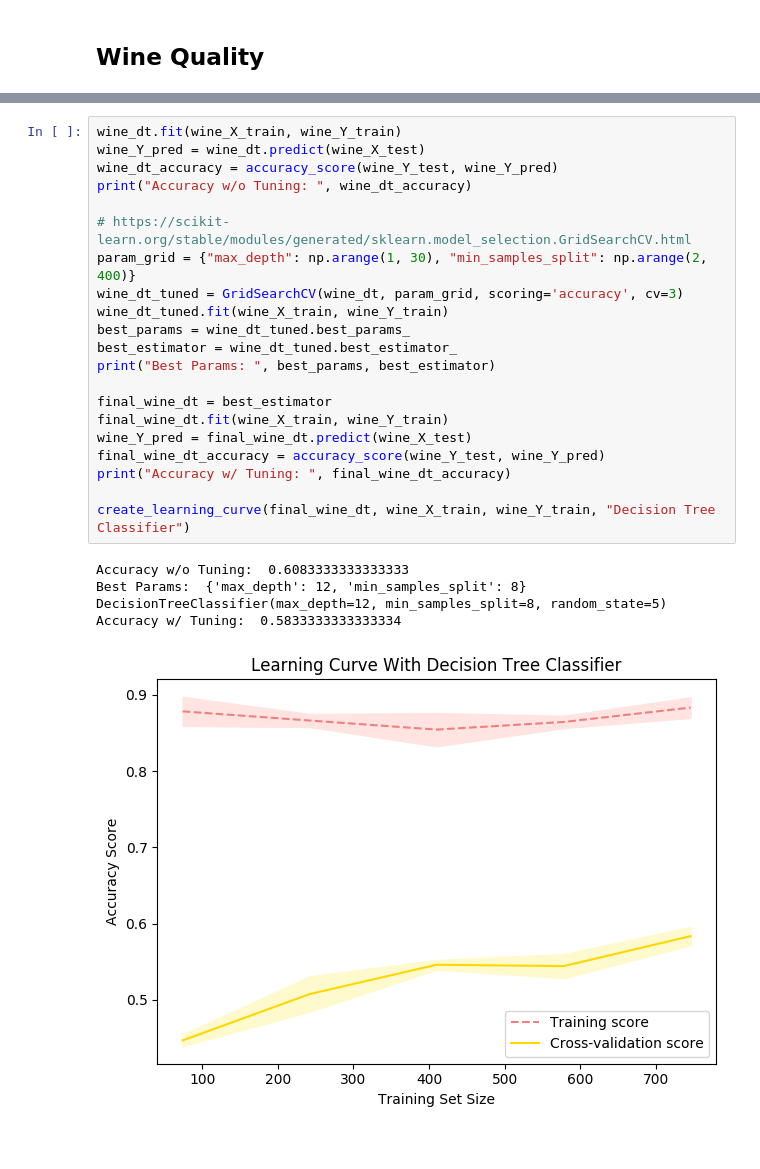
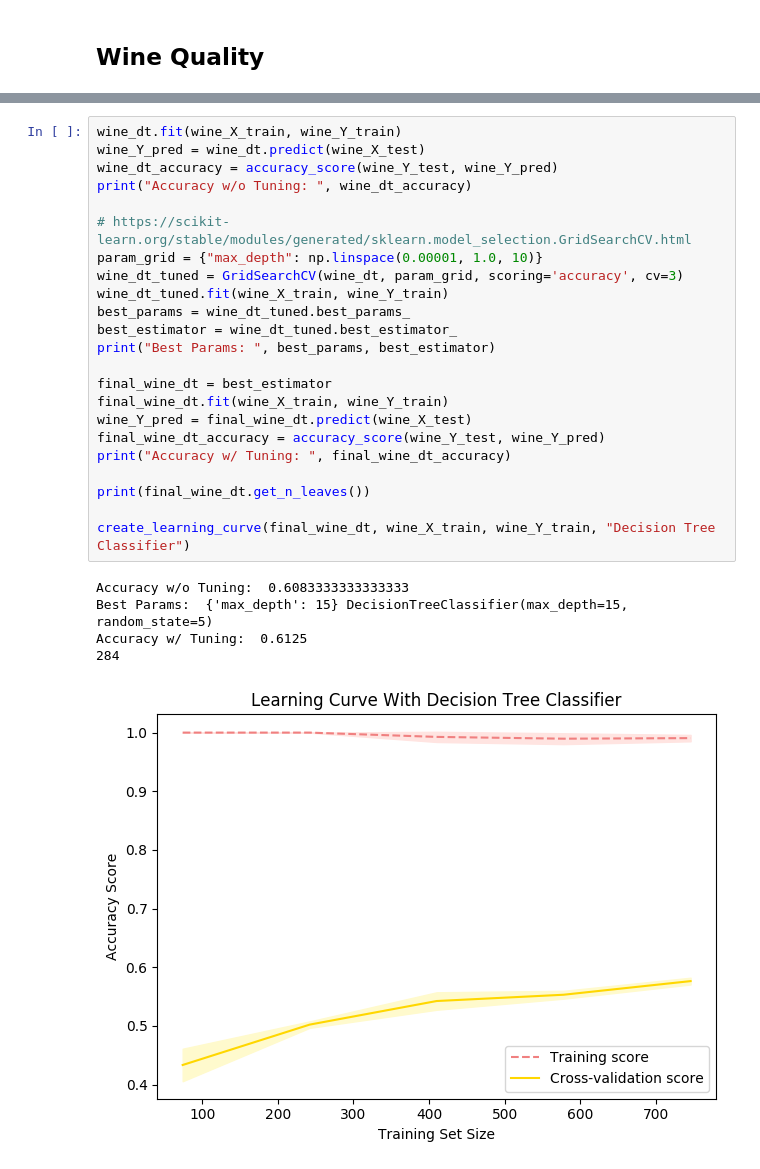
Before and after one commit to aashiamehta/MachineLearning, a Jupyter notebook: Project1/supervised_learning.ipynb, the cells around one changed output, grey strips where cells are left out. Drawn from its saved outputs; the diff is of its cells as text.

```diff
--- a/Project1/supervised_learning.ipynb
+++ b/Project1/supervised_learning.ipynb
@@ -370,26 +378,29 @@ create_validation_curve(wine_dt, wine_X_train, wine_Y_train, "min_samples_split"
 # %%
 wine_dt.fit(wine_X_train, wine_Y_train)
 wine_Y_pred = wine_dt.predict(wine_X_test)
 wine_dt_accuracy = accuracy_score(wine_Y_test, wine_Y_pred)
 print("Accuracy w/o Tuning: ", wine_dt_accuracy)
 
 # https://scikit-learn.org/stable/modules/generated/sklearn.model_selection.GridSearchCV.html
-param_grid = {"max_depth": np.arange(1, 30), "min_samples_split": np.arange(2, 400)}
+param_grid = {"max_depth": np.linspace(0.00001, 1.0, 10)}
 wine_dt_tuned = GridSearchCV(wine_dt, param_grid, scoring='accuracy', cv=3)
 wine_dt_tuned.fit(wine_X_train, wine_Y_train)
 best_params = wine_dt_tuned.best_params_
 best_estimator = wine_dt_tuned.best_estimator_
 print("Best Params: ", best_params, best_estimator)
 
 final_wine_dt = best_estimator
 final_wine_dt.fit(wine_X_train, wine_Y_train)
 wine_Y_pred = final_wine_dt.predict(wine_X_test)
 final_wine_dt_accuracy = accuracy_score(wine_Y_test, wine_Y_pred)
 print("Accuracy w/ Tuning: ", final_wine_dt_accuracy)
 
+print(final_wine_dt.get_n_leaves())
+
 create_learning_curve(final_wine_dt, wine_X_train, wine_Y_train, "Decision Tree Classifier")
 # %% [output]
 Accuracy w/o Tuning:  0.6083333333333333
-Best Params:  {'max_depth': 12, 'min_samples_split': 8} DecisionTreeClassifier(max_depth=12, min_samples_split=8, random_state=5)
-Accuracy w/ Tuning:  0.5833333333333334
+Best Params:  {'max_depth': 15} DecisionTreeClassifier(max_depth=15, random_state=5)
+Accuracy w/ Tuning:  0.6125
+284
-[figure, old version]
+[figure, new version]
```
Also changed, not shown: parts of 9 cells of this notebook.
